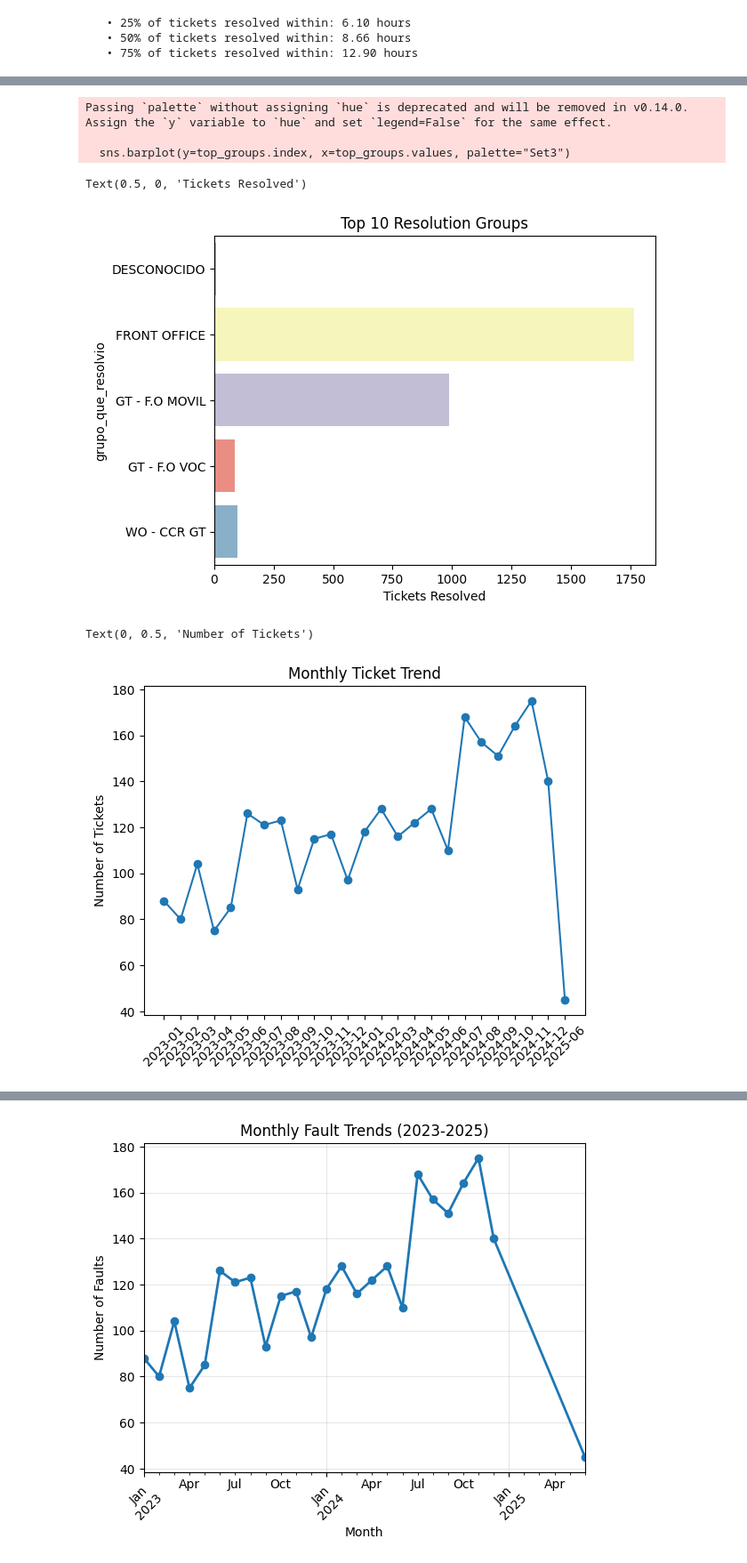
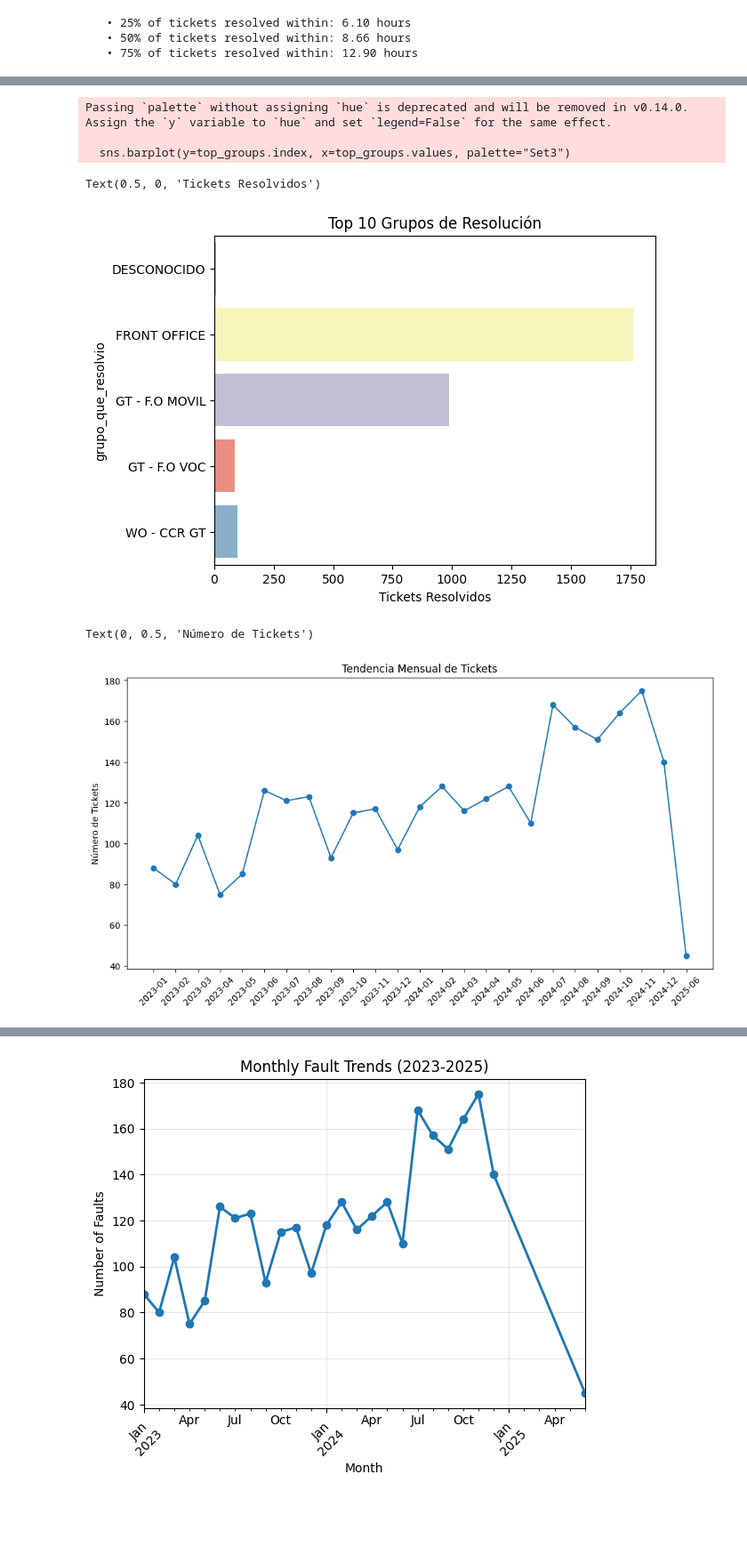
Before and after one commit to jorgecontrerasostos/claro-guatemala-data-analysis, a Jupyter notebook: scripts/eda.ipynb, the cells around one changed output, grey strips where cells are left out. Shown: that part at 89% size. Drawn from its saved outputs; the diff is of its cells as text; code cells hidden in the pictures; blank space fills up the shorter version.

```diff
--- a/scripts/eda.ipynb
+++ b/scripts/eda.ipynb
@@ -336,24 +316,25 @@ Text(0.5, 1.0, 'Distribution by Severity Level')
 # %%
 top_groups = df['grupo_que_resolvio'].value_counts().head(10)
 sns.barplot(y=top_groups.index, x=top_groups.values, palette="Set3")
-plt.title('Top 10 Resolution Groups')
-plt.xlabel('Tickets Resolved')
+plt.title('Top 10 Grupos de Resolución')
+plt.xlabel('Tickets Resolvidos')
 # %% [output]
 Passing `palette` without assigning `hue` is deprecated and will be removed in v0.14.0. Assign the `y` variable to `hue` and set `legend=False` for the same effect.
 
   sns.barplot(y=top_groups.index, x=top_groups.values, palette="Set3")
-Text(0.5, 0, 'Tickets Resolved')
+Text(0.5, 0, 'Tickets Resolvidos')
-[figure, old version]
+[figure, new version]
 # %%
+plt.figure(figsize=(12, 6))
 df['month'] = df['inicio_falla'].dt.to_period('M')
 monthly_counts = df.groupby('month').size()
 plt.plot(monthly_counts.index.astype(str), monthly_counts.values, marker='o')
-plt.title('Monthly Ticket Trend')
+plt.title('Tendencia Mensual de Tickets')
 plt.xticks(rotation=45)
-plt.ylabel('Number of Tickets')
+plt.ylabel('Número de Tickets')
 # %% [output]
-Text(0, 0.5, 'Number of Tickets')
+Text(0, 0.5, 'Número de Tickets')
-[figure, old version]
+[figure, new version]
 # %%
 plt.figure(figsize=(15, 10))
 
```
Also changed, not shown: parts of 16 cells of this notebook.
